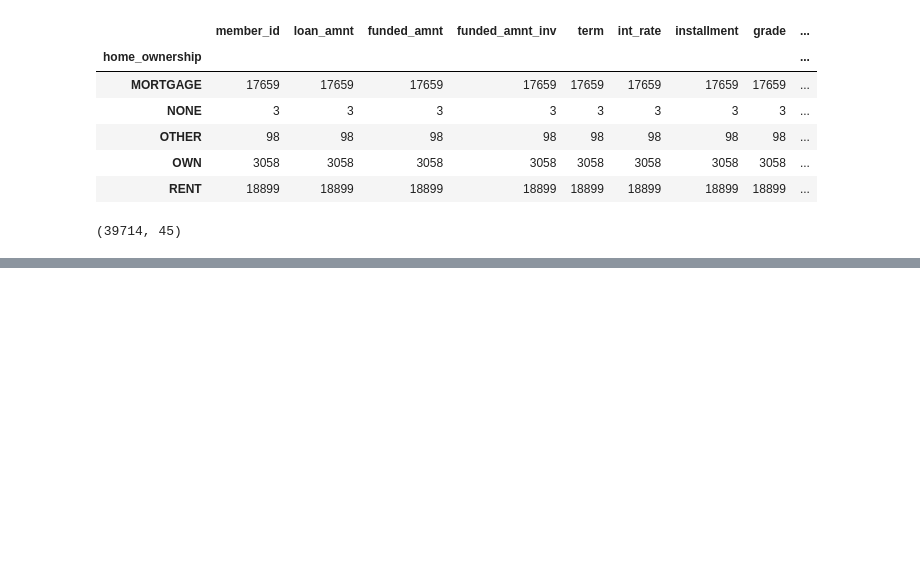
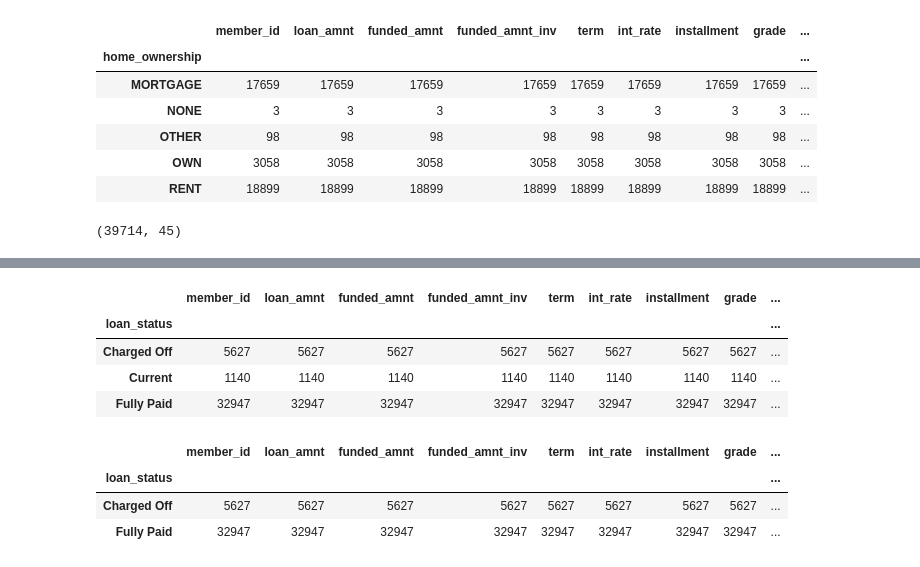
Before and after one commit to krishnendra/LendingClubCaseStudy, a Jupyter notebook: lccs.ipynb, the cells around one changed output, grey strips where cells are left out. Saved outputs shown, nothing was run; the diff lists cells and outputs as text; code cells hidden in the pictures; blank space fills up the shorter version.

```diff
--- a/lccs.ipynb
+++ b/lccs.ipynb
@@ -279,0 +295,8 @@ dataframe_coluniq.shape
+# %%
+dataframe_coluniq.groupby('loan_status').count()
+# %% [output]
+|  | member_id | loan_amnt | funded_amnt | funded_amnt_inv | term | int_rate | installment | grade | ... |
+| loan_status |  |  |  |  |  |  |  |  | ... |
+| Charged Off | 5627 | 5627 | 5627 | 5627 | 5627 | 5627 | 5627 | 5627 | ... |
+| Current | 1140 | 1140 | 1140 | 1140 | 1140 | 1140 | 1140 | 1140 | ... |
+| Fully Paid | 32947 | 32947 | 32947 | 32947 | 32947 | 32947 | 32947 | 32947 | ... |
@@ -279,0 +306,7 @@ dataframe_coluniq.shape
+# %%
+dataframe_coluniq.groupby('loan_status').count()
+# %% [output]
+|  | member_id | loan_amnt | funded_amnt | funded_amnt_inv | term | int_rate | installment | grade | ... |
+| loan_status |  |  |  |  |  |  |  |  | ... |
+| Charged Off | 5627 | 5627 | 5627 | 5627 | 5627 | 5627 | 5627 | 5627 | ... |
+| Fully Paid | 32947 | 32947 | 32947 | 32947 | 32947 | 32947 | 32947 | 32947 | ... |
```
Also changed, not shown: parts of 4 cells of this notebook.
